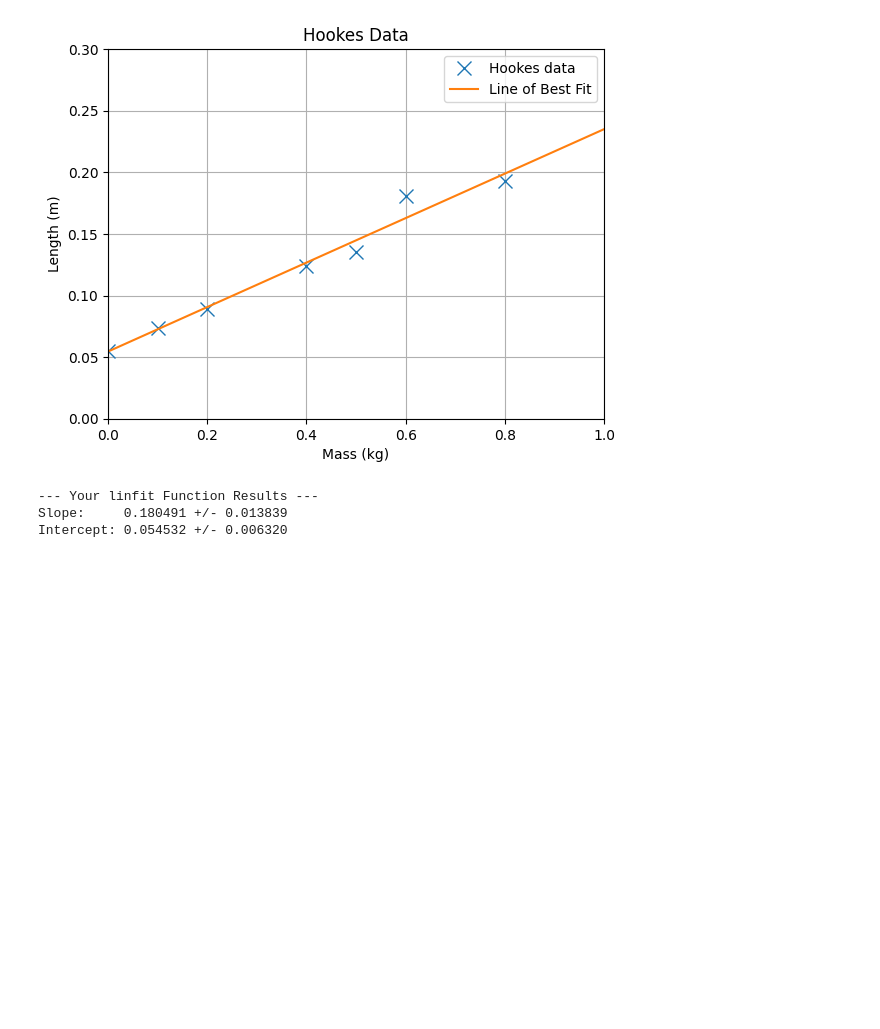
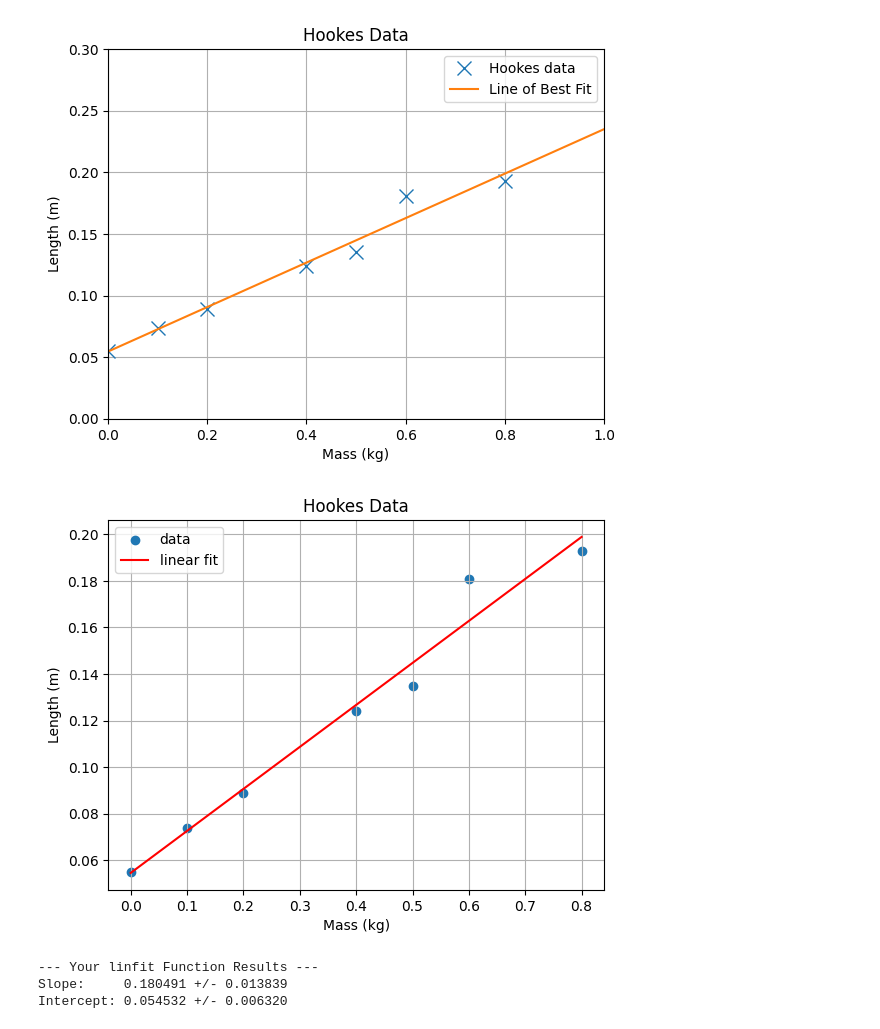
Before and after one commit to PX2145-2025/week-4-b-Houdmont-Joshua, a Jupyter notebook: Curvefit.ipynb, the cells around one changed output. Saved outputs shown, nothing was run; the diff lists cells and outputs as text; code cells hidden in the pictures; blank space fills up the shorter version.

```diff
--- a/Curvefit.ipynb
+++ b/Curvefit.ipynb
@@ -252,6 +252,25 @@ plt.show()
 the slope of the line is: 0.1804913294797687 with an error of:0.013838800985276165
 Intercept of the line is: 0.05453179190751447 with an error of :0.006320127966117658
 [figure]
+# %%
+def linear_fit(x,m,c):
+  return m*x + c
+intial_guess = [m,c]
+popt, pcov = curve_fit(linear_fit, x_data, y_data, intial_guess)
+m_opt, c_opt = popt
+x_model = np.linspace(min(x_data),max(x_data), 100)
+y_model = linear_fit(x_model, m_opt, c_opt)
+plt.scatter(x_data, y_data, label='data')
+plt.plot(x_model, y_model, 'r', label = 'linear fit')
+plt.legend()
+plt.grid()
+plt.xlabel('Mass (kg)')
+plt.ylabel('Length (m)')
+plt.title('Hookes Data')
+plt.show()
+print(f"the slope of the line is: {m_opt} with an error of:{np.sqrt(pcov.diagonal()[0])}")
+# %% [output]
+[figure, added]
 # %%
 def linfit(x, y):
     x_array = np.array(x, dtype=float)
```
Also changed, not shown: parts of 2 cells of this notebook.
